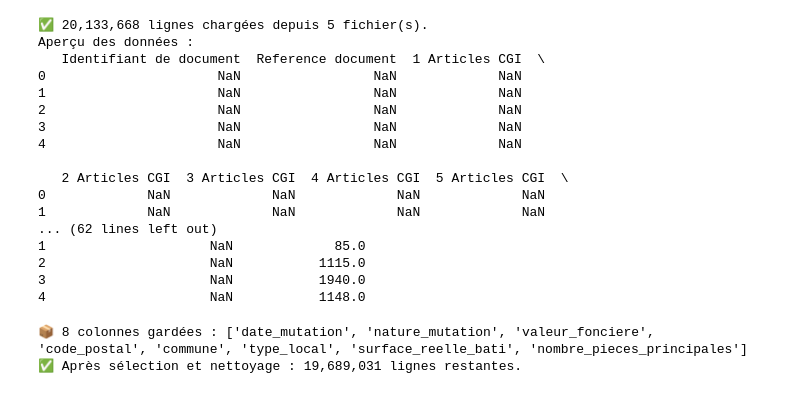
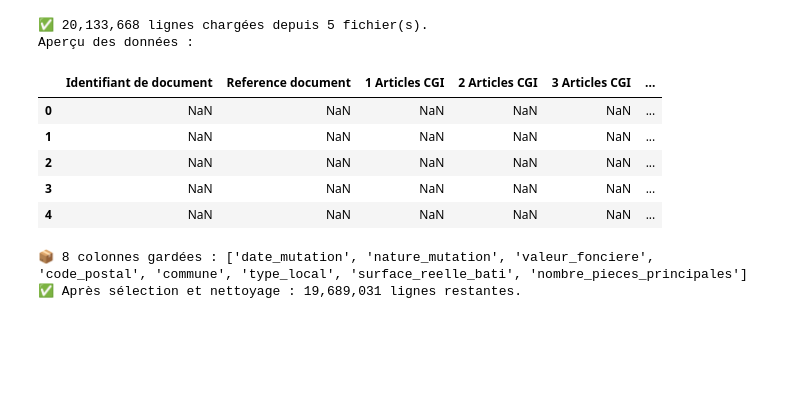
Before and after one commit to Pokemax28/Project-DATA-SCIENCE-INVESTMENT-, a Jupyter notebook: Persona_REtudiants.ipynb, the cells around one changed output. Drawn from its saved outputs; the diff is of its cells as text; code cells hidden in the pictures; blank space fills up the shorter version.

```diff
--- a/Persona_REtudiants.ipynb
+++ b/Persona_REtudiants.ipynb
@@ -6,37 +6,46 @@ import seaborn as sns
 
 pd.set_option('display.max_columns', None)
 # %%
-# Charger tous les fichiers CSV DVF du dossier "Data/"
+# Charger tous les fichiers DVF du dossier "Data/" (accept: .csv et .txt)
 import glob
+from pathlib import Path
 
-files = glob.glob("Data/*.csv")
+# Les fichiers DVF fournis ici sont en .txt séparés par '|' — on supporte aussi .csv si présent.
+patterns = ["Data/*.csv", "Data/*.txt"]
+files = []
+for p in patterns:
+    files.extend(glob.glob(p))
+
+# Tri et suppression des doublons (utile si plusieurs extensions ou erreurs de copie)
+files = sorted(set(files))
 
 if not files:
-    print("⚠️ Aucun fichier trouvé dans Data/. Vérifie ton chemin ou l’extension.")
+    print("⚠️ Aucun fichier trouvé dans Data/. Vérifie ton chemin ou l’extension (.csv/.txt).")
 else:
-    df_list = [pd.read_csv(f, sep='|', low_memory=False) for f in files]
+    df_list = []
+    for f in files:
+        try:
+            # Les fichiers DVF sont en général séparés par '|' — on précise un fallback d'encodage si nécessaire
+            df_list.append(pd.read_csv(f, sep='|', low_memory=False, encoding='utf-8'))
+        except Exception as e:
+            print(f"⚠️ Échec lecture {f}: {e}. Réessai avec 'latin-1'...")
+            df_list.append(pd.read_csv(f, sep='|', low_memory=False, encoding='latin-1'))
     df = pd.concat(df_list, ignore_index=True)
     print(f"✅ {len(df):,} lignes chargées depuis {len(files)} fichier(s).")
     print("Aperçu des données :")
-    print(df.head())
+    try:
+        display(df.head())
+    except NameError:
+        print(df.head())
 # %% [output]
 ✅ 20,133,668 lignes chargées depuis 5 fichier(s).
 Aperçu des données :
-   Identifiant de document  Reference document  1 Articles CGI  \
-0                      NaN                 NaN             NaN
-1                      NaN                 NaN             NaN
-2                      NaN                 NaN             NaN
-3                      NaN                 NaN             NaN
-4                      NaN                 NaN             NaN
-
-   2 Articles CGI  3 Articles CGI  4 Articles CGI  5 Articles CGI  \
-0             NaN             NaN             NaN             NaN
-1             NaN             NaN             NaN             NaN
-... (62 lines left out)
-1                     NaN             85.0
-2                     NaN           1115.0
-3                     NaN           1940.0
-4                     NaN           1148.0
+|  | Identifiant de document | Reference document | 1 Articles CGI | 2 Articles CGI | 3 Articles CGI | ... |
+| 0 | NaN | NaN | NaN | NaN | NaN | ... |
+| 1 | NaN | NaN | NaN | NaN | NaN | ... |
+| 2 | NaN | NaN | NaN | NaN | NaN | ... |
+| 3 | NaN | NaN | NaN | NaN | NaN | ... |
+| 4 | NaN | NaN | NaN | NaN | NaN | ... |
 # %%
 # 🧹 Étape 2 — Sélection + nettoyage léger
 
```
Also changed, not shown: 2 other files.
